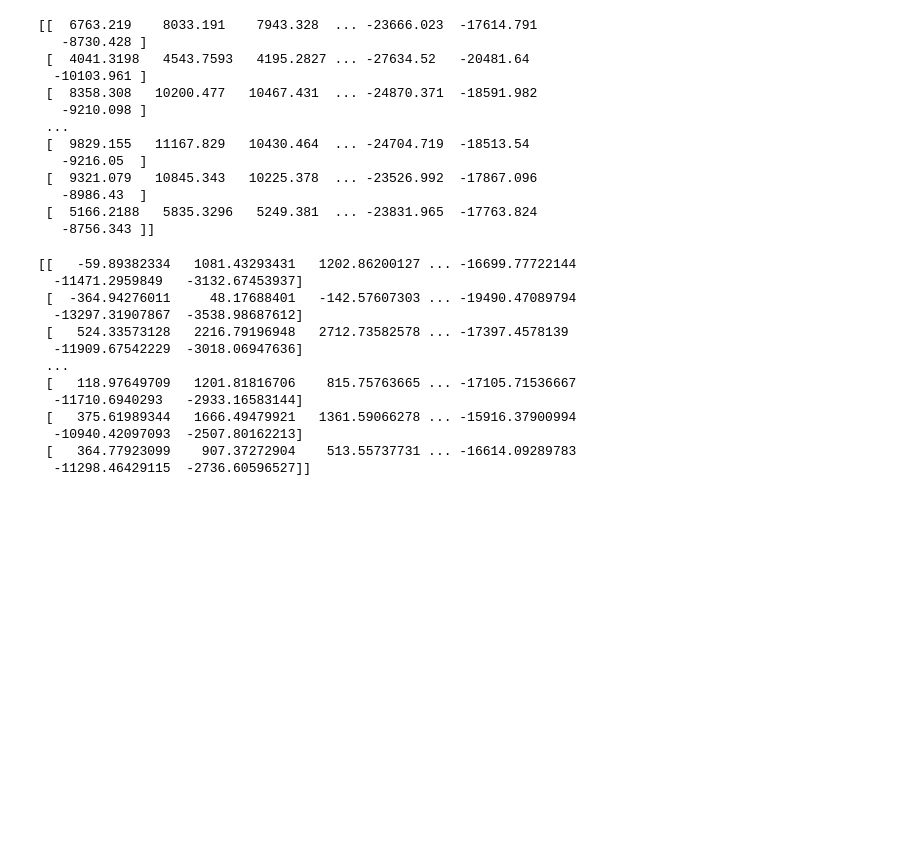
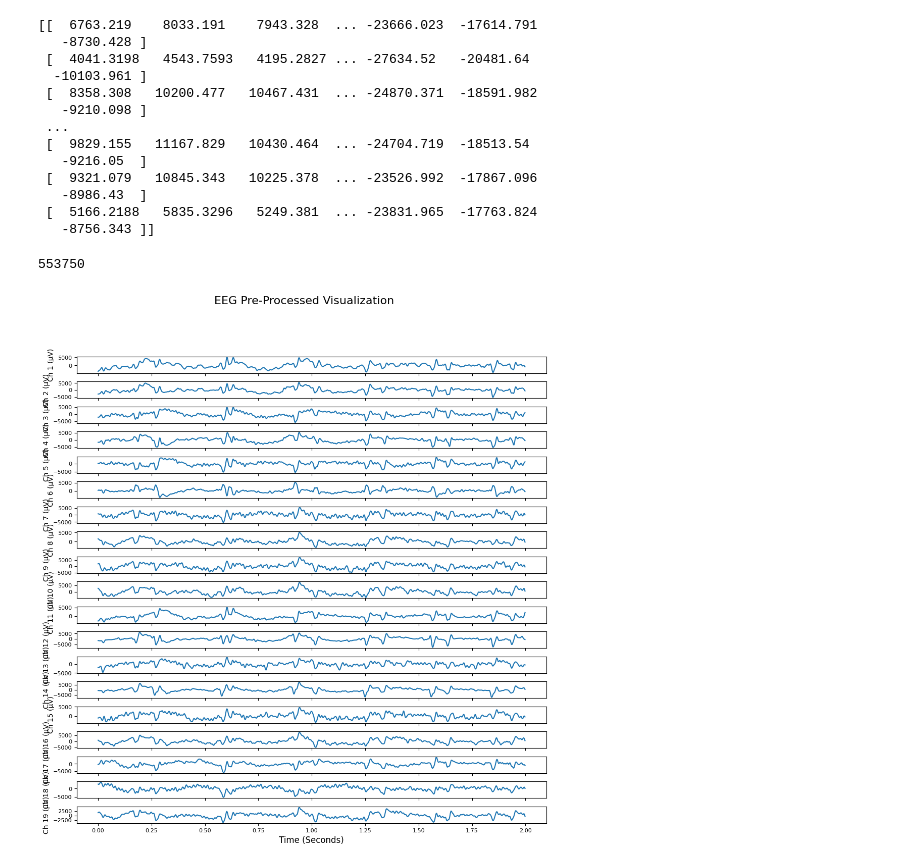
Before and after one commit to MithunA12/EEG_Burst_Research_Repo, a Jupyter notebook: EEG_Burst_Research/load_preprocess.ipynb, the cells around one changed output. Saved outputs shown, nothing was run; the diff lists cells and outputs as text; code cells hidden in the pictures; blank space fills up the shorter version.

```diff
--- a/EEG_Burst_Research/load_preprocess.ipynb
+++ b/EEG_Burst_Research/load_preprocess.ipynb
@@ -323,18 +316,43 @@ def preprocess(eeg_data, srate):
 # %%
 preprocessed_eeg = preprocess(loaded_eeg, fs_target)
 # %%
-print(preprocessed_eeg)
+print(len(preprocessed_eeg[0]))
 # %% [output]
-[[   -59.89382334   1081.43293431   1202.86200127 ... -16699.77722144
-  -11471.2959849   -3132.67453937]
- [  -364.94276011     48.17688401   -142.57607303 ... -19490.47089794
-  -13297.31907867  -3538.98687612]
- [   524.33573128   2216.79196948   2712.73582578 ... -17397.4578139
-  -11909.67542229  -3018.06947636]
- ...
- [   118.97649709   1201.81816706    815.75763665 ... -17105.71536667
-  -11710.6940293   -2933.16583144]
- [   375.61989344   1666.49479921   1361.59066278 ... -15916.37900994
-  -10940.42097093  -2507.80162213]
- [   364.77923099    907.37272904    513.55737731 ... -16614.09289783
-  -11298.46429115  -2736.60596527]]
+553750
+# %%
+import matplotlib.pyplot as plt
+import numpy as np
+
+# Configuration
+start_sample_eeg = 43000
+final_sample_eeg = 44000
+n_samples = final_sample_eeg - start_sample_eeg  # Number of samples per channel
+time = np.arange(n_samples) / fs  # Generate time vector
+n_channels = 19  # Number of EEG channels
+
+# Example: Simulated EEG Data (Replace with your actual preprocessed_eeg array)
+# preprocessed_eeg = np.random.randn(1, n_channels, 100000)  # Uncomment for testing
+
+# Create subplots for each channel
+fig, axs = plt.subplots(n_channels, 1, figsize=(12, 12), sharex=True)
+fig.subplots_adjust(hspace=0.5)  # Adjust spacing between plots
+
+# Plot each channel
+# Plot each channel
+for channel in range(n_channels):
+    axs[channel].plot(
+        time,
+        preprocessed_eeg[channel][start_sample_eeg:final_sample_eeg]  # Adjust indexing
+    )
+    axs[channel].set_ylabel(f'Ch {channel + 1} (μV)', fontsize=10)
+    axs[channel].tick_params(axis='both', which='major', labelsize=8)
+
+
+# Set xlabel and title
+axs[-1].set_xlabel('Time (Seconds)', fontsize=12)
+fig.suptitle('EEG Pre-Processed Visualization', fontsize=16)
+
+# Show the plot
+plt.show()
+# %% [output]
+[figure, added]
```
Also changed, not shown: parts of 4 cells of this notebook.
